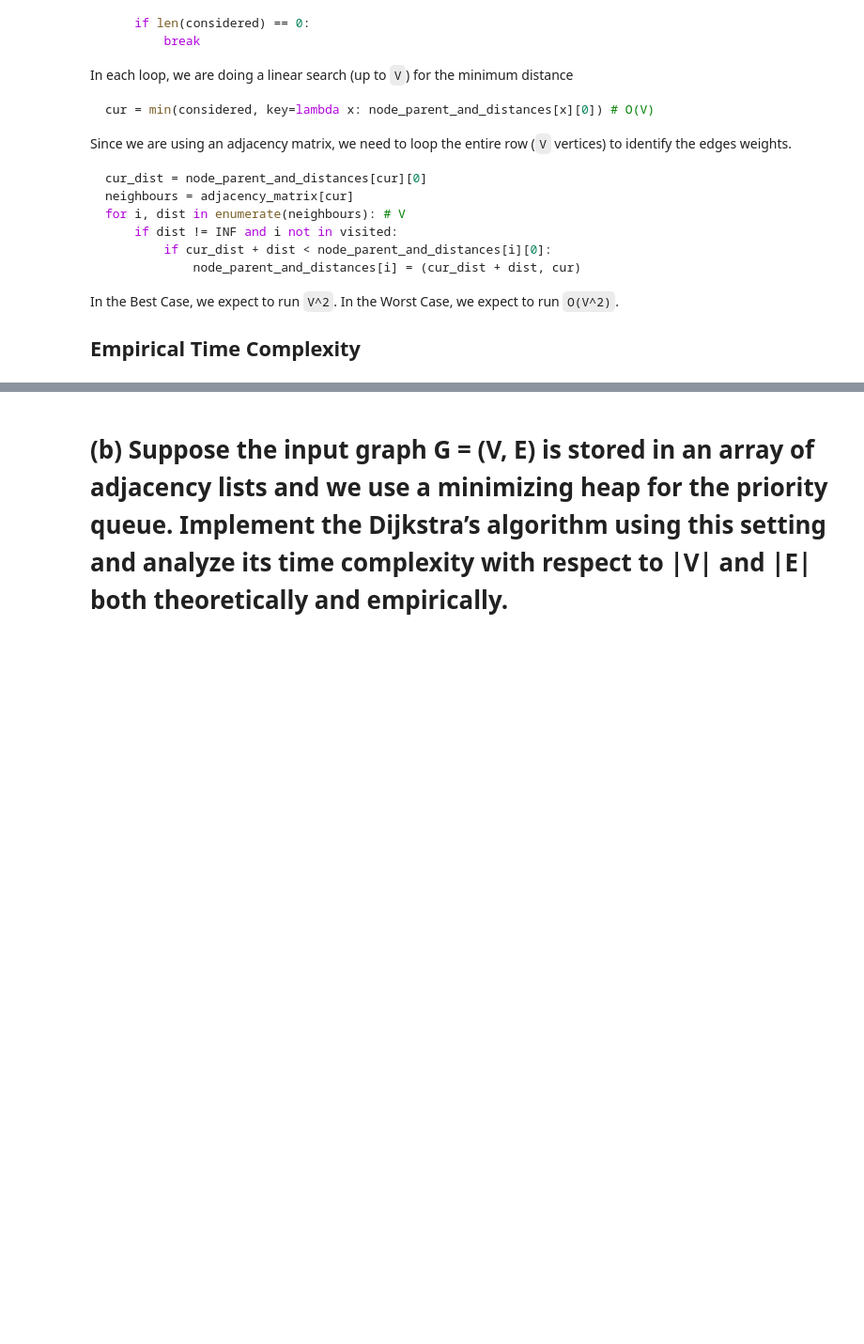
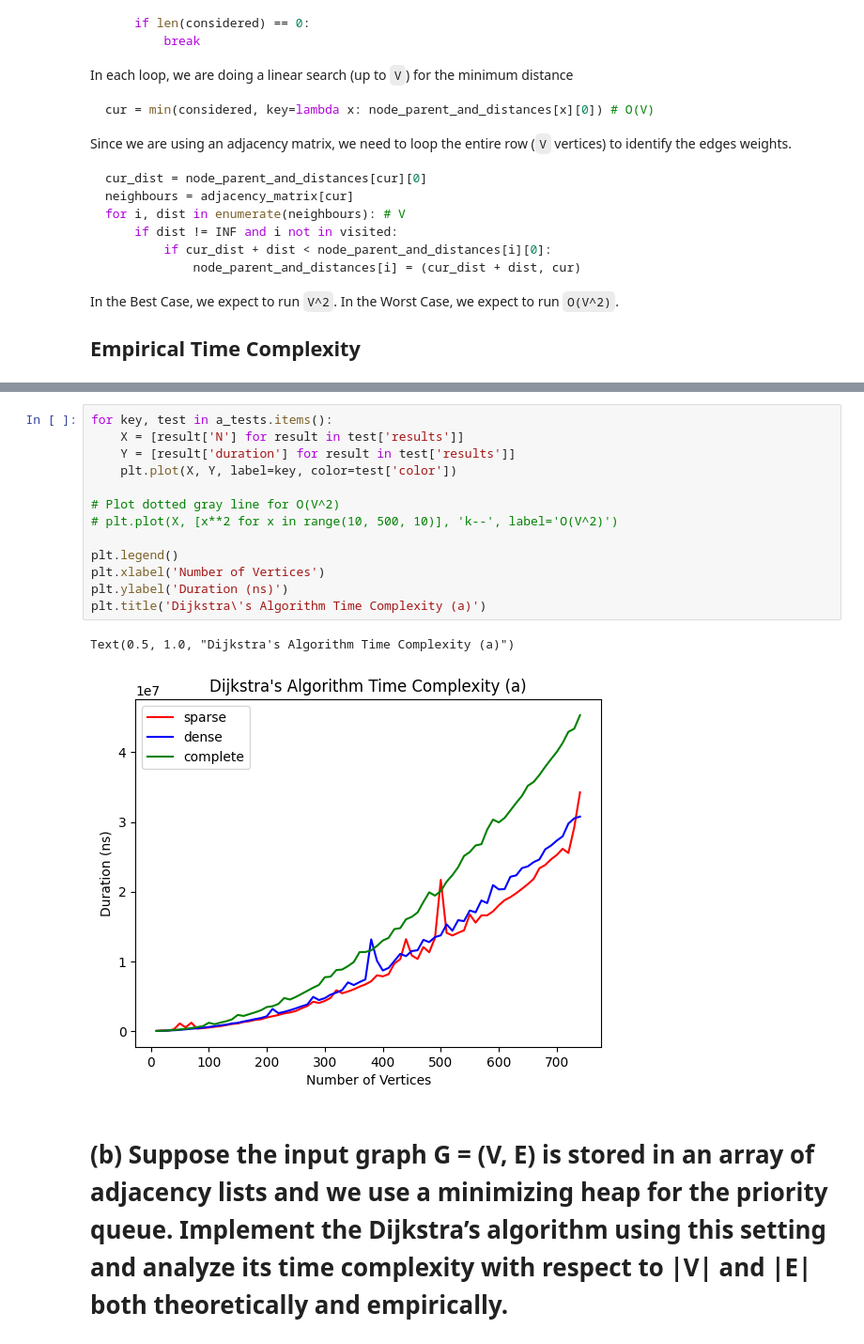
Before and after one commit to Acrylic125/sc2001-lab, a Jupyter notebook: lab2/dijkstra.ipynb, the cells around one changed output, grey strips where cells are left out. Shown at 94% size. Saved outputs shown, nothing was run; the diff lists cells and outputs as text; blank space fills up the shorter version.

```diff
--- a/lab2/dijkstra.ipynb
+++ b/lab2/dijkstra.ipynb
@@ -327,3 +367,19 @@ NameError: name 'test' is not defined
+# %%
+for key, test in a_tests.items():
+    X = [result['N'] for result in test['results']]
+    Y = [result['duration'] for result in test['results']]
+    plt.plot(X, Y, label=key, color=test['color'])
+
+# Plot dotted gray line for O(V^2)
+# plt.plot(X, [x**2 for x in range(10, 500, 10)], 'k--', label='O(V^2)')
+
+plt.legend()
+plt.xlabel('Number of Vertices')
+plt.ylabel('Duration (ns)')
+plt.title('Dijkstra\'s Algorithm Time Complexity (a)')
+# %% [output]
+Text(0.5, 1.0, "Dijkstra's Algorithm Time Complexity (a)")
+[figure, added]
 # %% [markdown]
 # (b) Suppose the input graph G = (V, E) is stored in an array of adjacency lists and we use a minimizing heap for the priority queue. Implement the Dijkstra’s algorithm using this setting and analyze its time complexity with respect to |V| and |E| both theoretically and empirically.
 # %%
```
Also changed, not shown: parts of 13 cells of this notebook.
